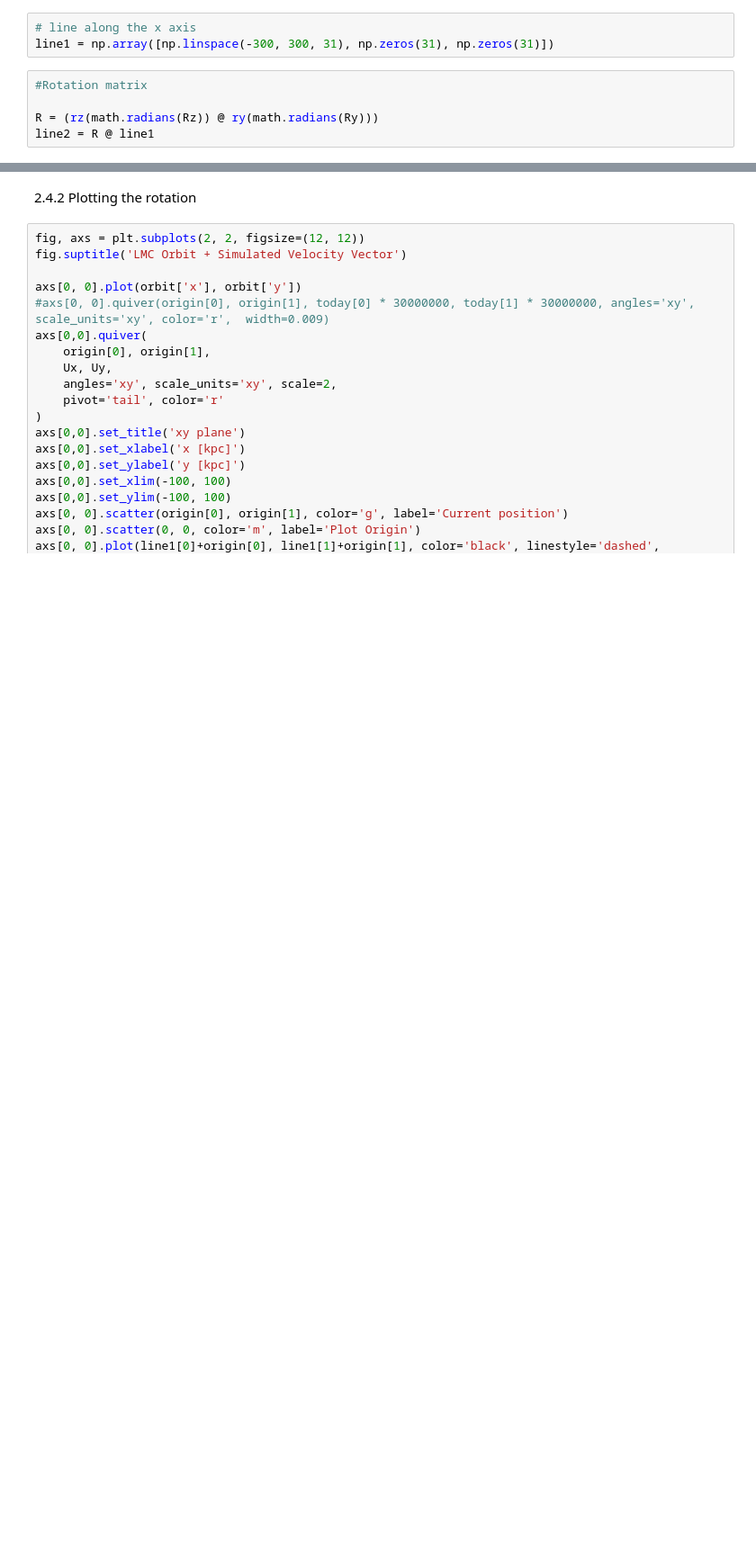
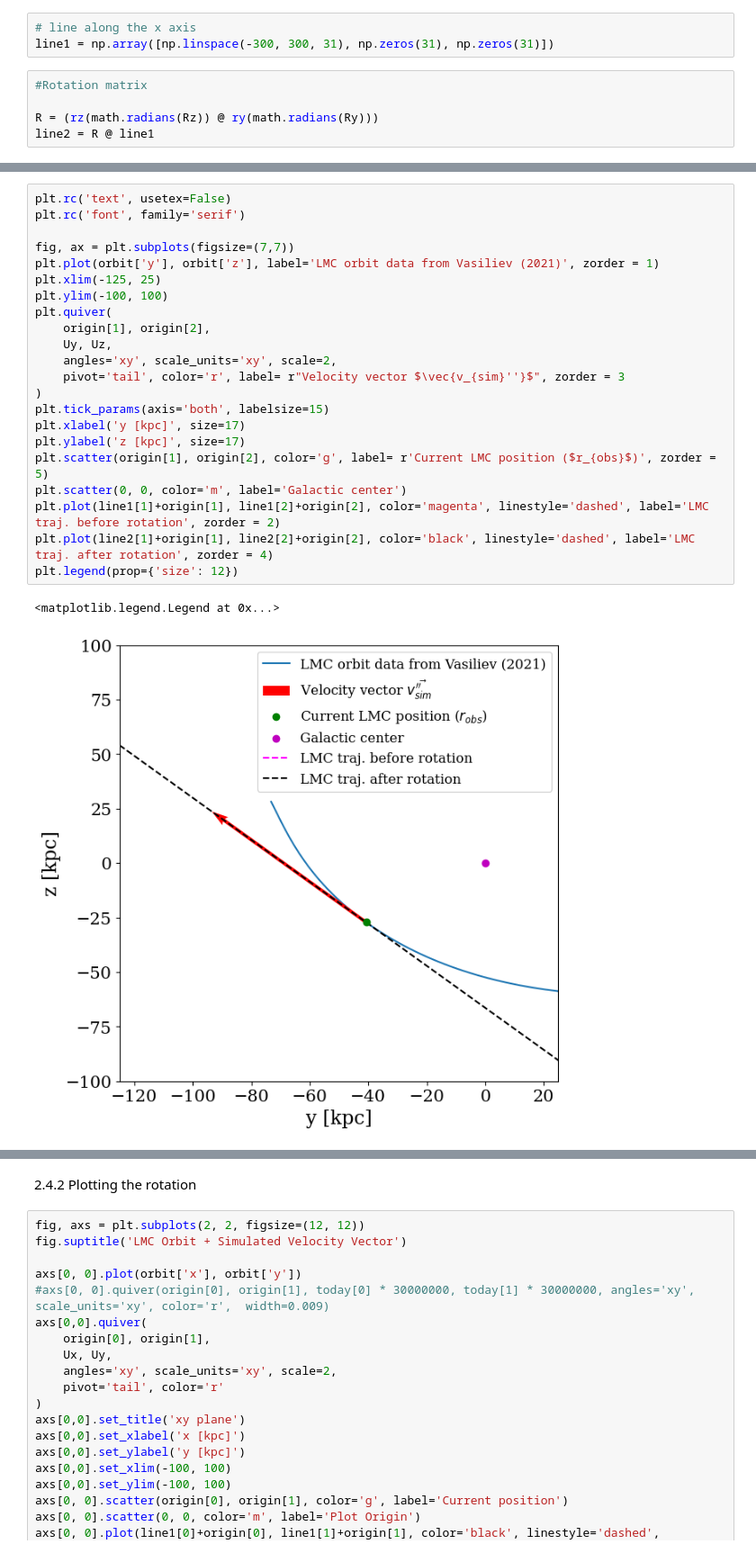
Before and after one commit to TheArchAstronomer/My_thesis, a Jupyter notebook: Rotations.ipynb, the cells around one changed output, grey strips where cells are left out. Shown at 90% size. Cells and saved outputs as stored; diff of their text form; blank space fills up the shorter version.

```diff
--- a/Rotations.ipynb
+++ b/Rotations.ipynb
@@ -364,0 +315,25 @@ line2 = R @ line1
+# %%
+plt.rc('text', usetex=False)
+plt.rc('font', family='serif')
+
+fig, ax = plt.subplots(figsize=(7,7))
+plt.plot(orbit['y'], orbit['z'], label='LMC orbit data from Vasiliev (2021)', zorder = 1)
+plt.xlim(-125, 25)
+plt.ylim(-100, 100)
+plt.quiver(
+    origin[1], origin[2],
+    Uy, Uz,
+    angles='xy', scale_units='xy', scale=2,
+    pivot='tail', color='r', label= r"Velocity vector $\vec{v_{sim}''}$", zorder = 3
+)
+plt.tick_params(axis='both', labelsize=15)
+plt.xlabel('y [kpc]', size=17)
+plt.ylabel('z [kpc]', size=17)
+plt.scatter(origin[1], origin[2], color='g', label= r'Current LMC position ($r_{obs}$)', zorder = 5)
+plt.scatter(0, 0, color='m', label='Galactic center')
+plt.plot(line1[1]+origin[1], line1[2]+origin[2], color='magenta', linestyle='dashed', label='LMC traj. before rotation', zorder = 2)
+plt.plot(line2[1]+origin[1], line2[2]+origin[2], color='black', linestyle='dashed', label='LMC traj. after rotation', zorder = 4)
+plt.legend(prop={'size': 12})
+# %% [output]
+<matplotlib.legend.Legend at 0x...>
+[figure, added]
```
Also changed, not shown: parts of 24 cells of this notebook.
